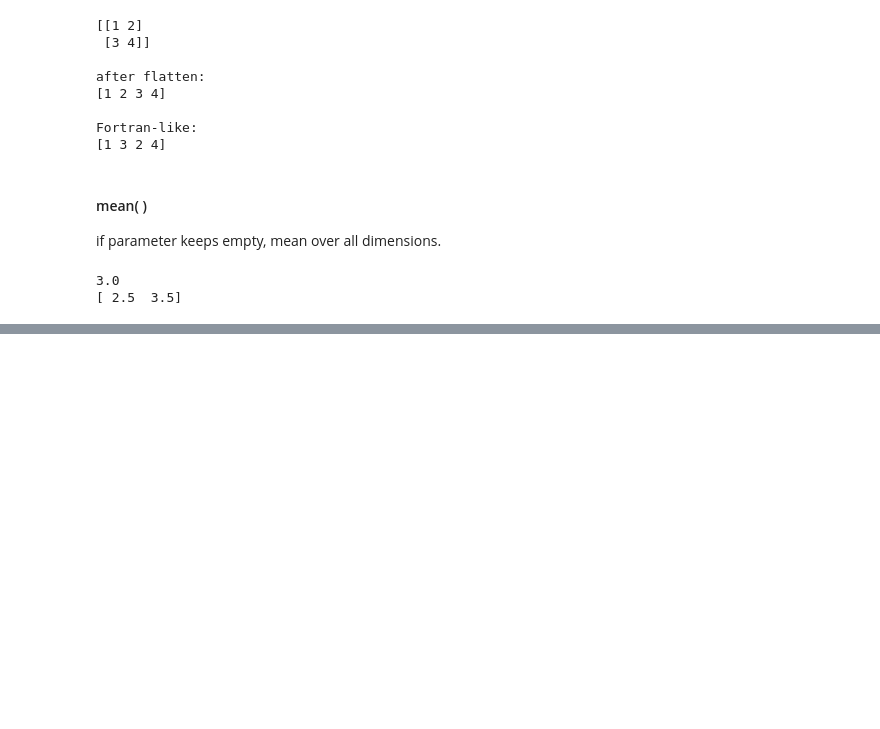
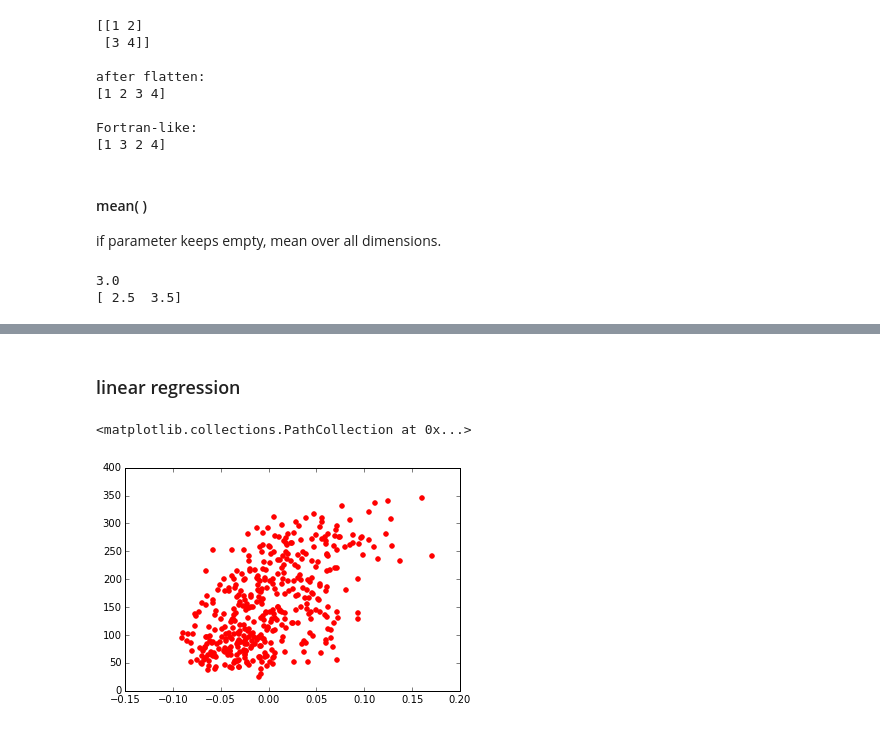
Before and after one commit to Yafei777/Climate-Downscaling, a Jupyter notebook: python-LearningWithLearning.ipynb, the cells around one changed output, grey strips where cells are left out. Saved outputs shown, nothing was run; the diff lists cells and outputs as text; code cells hidden in the pictures; blank space fills up the shorter version.

```diff
--- a/python-LearningWithLearning.ipynb
+++ b/python-LearningWithLearning.ipynb
@@ -170,0 +92,2 @@ f = open('testfile.txt')
+# %% [markdown]
+### linear regression
@@ -170,0 +98,12 @@ f = open('testfile.txt')
+# %%
+diabetes = datasets.load_diabetes()
+# %%
+diabetes_X = diabetes.data[:, np.newaxis, 2]
+
+# Split the data into training/testing sets
+diabetes_X_train = diabetes_X[:-20]
+diabetes_X_test = diabetes_X[-20:]
+
+# Split the targets into training/testing sets
+diabetes_y_train = diabetes.target[:-20]
+diabetes_y_test = diabetes.target[-20:]
@@ -170,0 +112,5 @@ f = open('testfile.txt')
+# %%
+plt.scatter(diabetes_X_train, diabetes_y_train,  color='r')
+# %% [output]
+<matplotlib.collections.PathCollection at 0x...>
+[figure, added]
```
Also changed, not shown: parts of 40 cells of this notebook, 3 other files.
